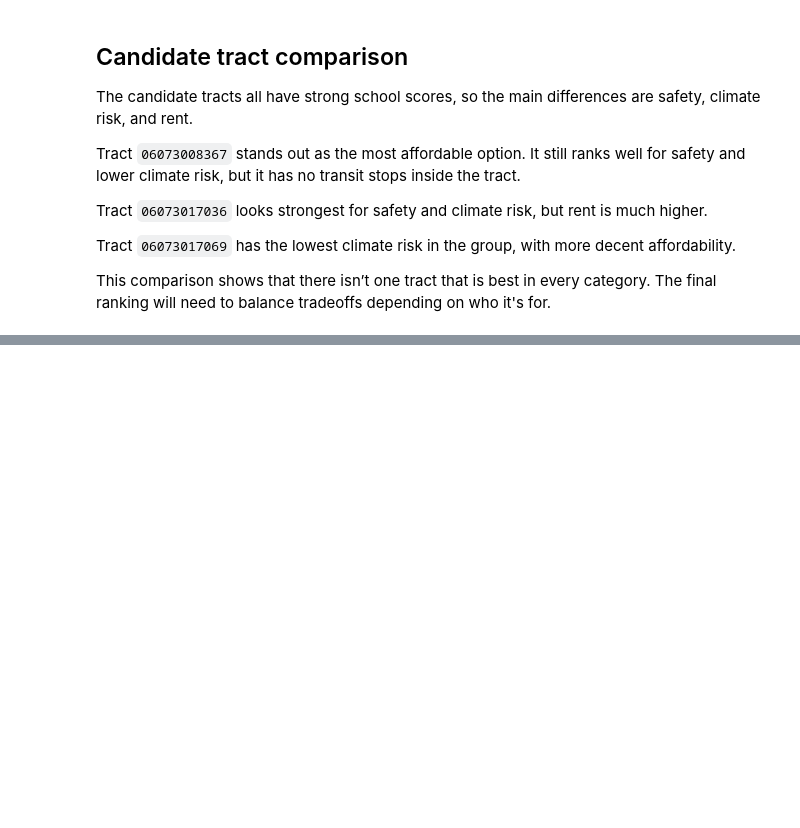
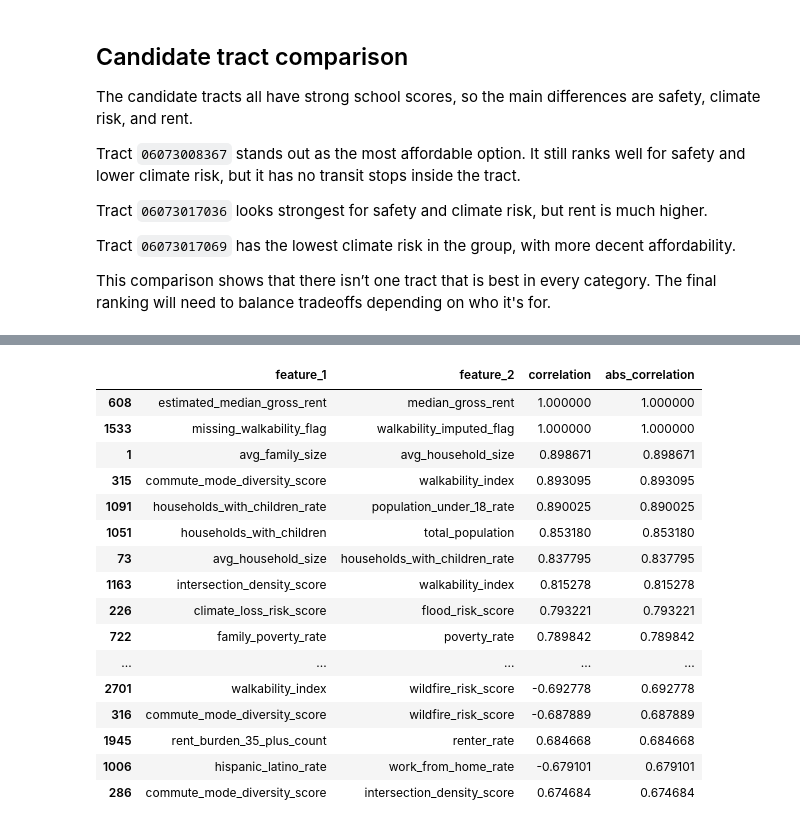
Before and after one commit to coco-martinez/san-diego-neighborhood-opportunity, a Jupyter notebook: notebooks/08_eda.ipynb, the cells around one changed output, grey strips where cells are left out. Cells and saved outputs as stored; diff of their text form; code cells hidden in the pictures; blank space fills up the shorter version.

```diff
--- a/notebooks/08_eda.ipynb
+++ b/notebooks/08_eda.ipynb
@@ -1408,0 +1525,40 @@ SDPD dataset: (311, 76) ..\data\processed\master_residential_tract_features_sdpd
+# %%
+# finding the strongest Pearson correlations
+
+exclude_corr = [
+    'safety_score', 'violent_safety_score', 'property_safety_score',
+    'total_crime_count', 'violent_crime_count', 'property_crime_count',
+    'crime_rate_per_1000', 'violent_crime_rate_per_1000',
+    'property_crime_rate_per_1000',
+    'community_resilience_score']
+
+numeric_cols = df.select_dtypes(include='number').columns.difference(exclude_corr)
+corr = df[numeric_cols].corr(method='pearson')
+
+pairs = (
+    corr.where(np.triu(np.ones(corr.shape), k=1).astype(bool))
+        .stack()
+        .reset_index())
+
+pairs.columns = ['feature_1', 'feature_2', 'correlation']
+pairs['abs_correlation'] = pairs['correlation'].abs()
+
+pairs.sort_values('abs_correlation', ascending=False).head(20)
+# %% [output]
+|  | feature_1 | feature_2 | correlation | abs_correlation |
+| 608 | estimated_median_gross_rent | median_gross_rent | 1.000000 | 1.000000 |
+| 1533 | missing_walkability_flag | walkability_imputed_flag | 1.000000 | 1.000000 |
+| 1 | avg_family_size | avg_household_size | 0.898671 | 0.898671 |
+| 315 | commute_mode_diversity_score | walkability_index | 0.893095 | 0.893095 |
+| 1091 | households_with_children_rate | population_under_18_rate | 0.890025 | 0.890025 |
+| 1051 | households_with_children | total_population | 0.853180 | 0.853180 |
+| 73 | avg_household_size | households_with_children_rate | 0.837795 | 0.837795 |
+| 1163 | intersection_density_score | walkability_index | 0.815278 | 0.815278 |
+| 226 | climate_loss_risk_score | flood_risk_score | 0.793221 | 0.793221 |
+| 722 | family_poverty_rate | poverty_rate | 0.789842 | 0.789842 |
+| ... | ... | ... | ... | ... |
+| 2701 | walkability_index | wildfire_risk_score | -0.692778 | 0.692778 |
+| 316 | commute_mode_diversity_score | wildfire_risk_score | -0.687889 | 0.687889 |
+| 1945 | rent_burden_35_plus_count | renter_rate | 0.684668 | 0.684668 |
+| 1006 | hispanic_latino_rate | work_from_home_rate | -0.679101 | 0.679101 |
+| 286 | commute_mode_diversity_score | intersection_density_score | 0.674684 | 0.674684 |
```
Also changed, not shown: parts of 17 cells of this notebook, 1 other file.
